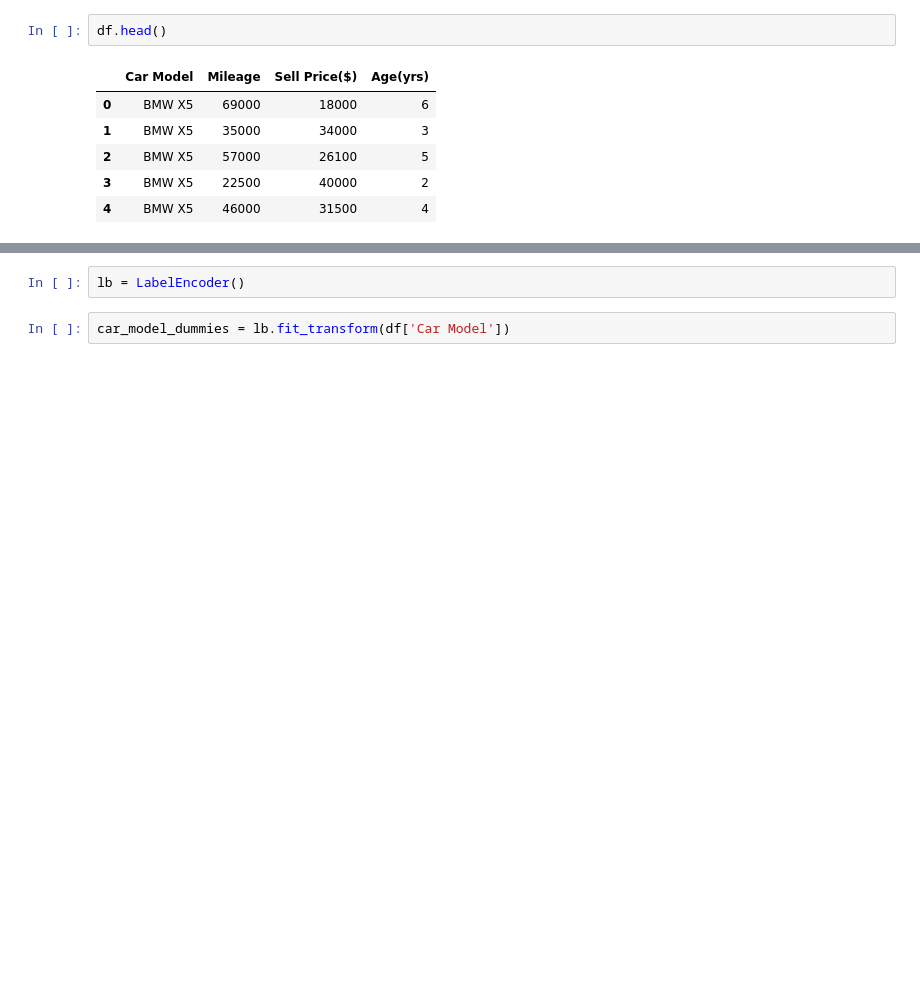
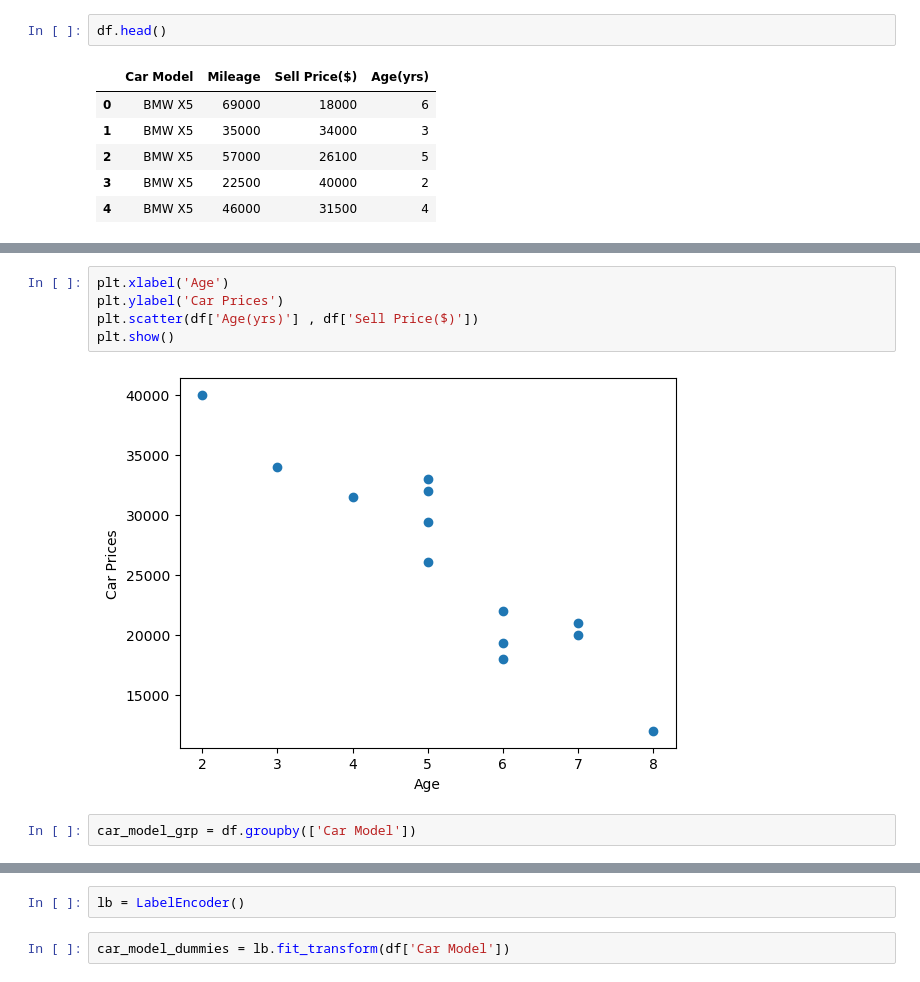
Before and after one commit to rud-rax/MachineLearning, a Jupyter notebook: One Hot Encoding and Dummy Variables/Car Price Prediction/car_prices_model.ipynb, the cells around one changed output, grey strips where cells are left out. Drawn from its saved outputs; the diff is of its cells as text; blank space fills up the shorter version.

```diff
--- a/One Hot Encoding and Dummy Variables/Car Price Prediction/car_prices_model.ipynb
+++ b/One Hot Encoding and Dummy Variables/Car Price Prediction/car_prices_model.ipynb
@@ -21,0 +29,9 @@ df.head()
+# %%
+plt.xlabel('Age')
+plt.ylabel('Car Prices')
+plt.scatter(df['Age(yrs)'] , df['Sell Price($)'])
+plt.show()
+# %% [output]
+[figure, added]
+# %%
+car_model_grp = df.groupby(['Car Model'])
```
Also changed, not shown: parts of 6 cells of this notebook.
